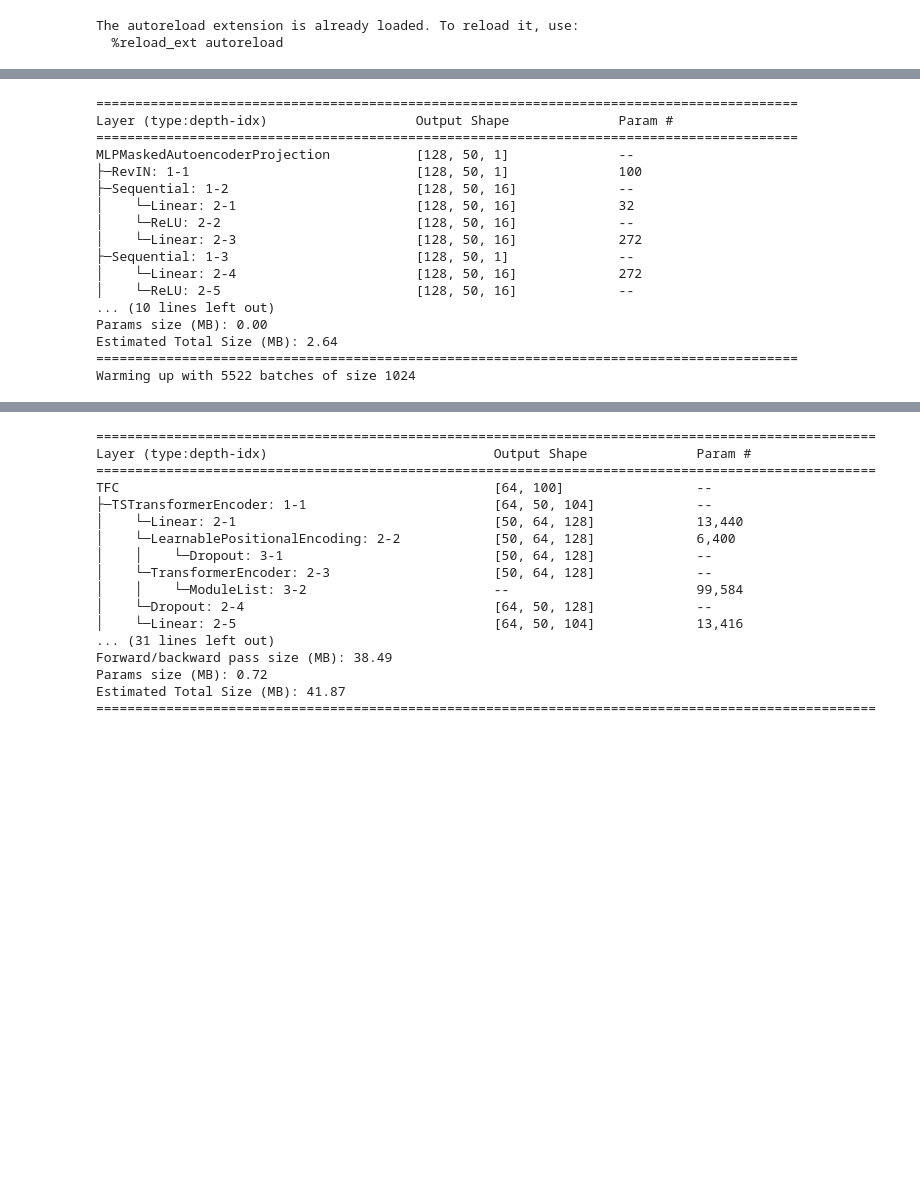
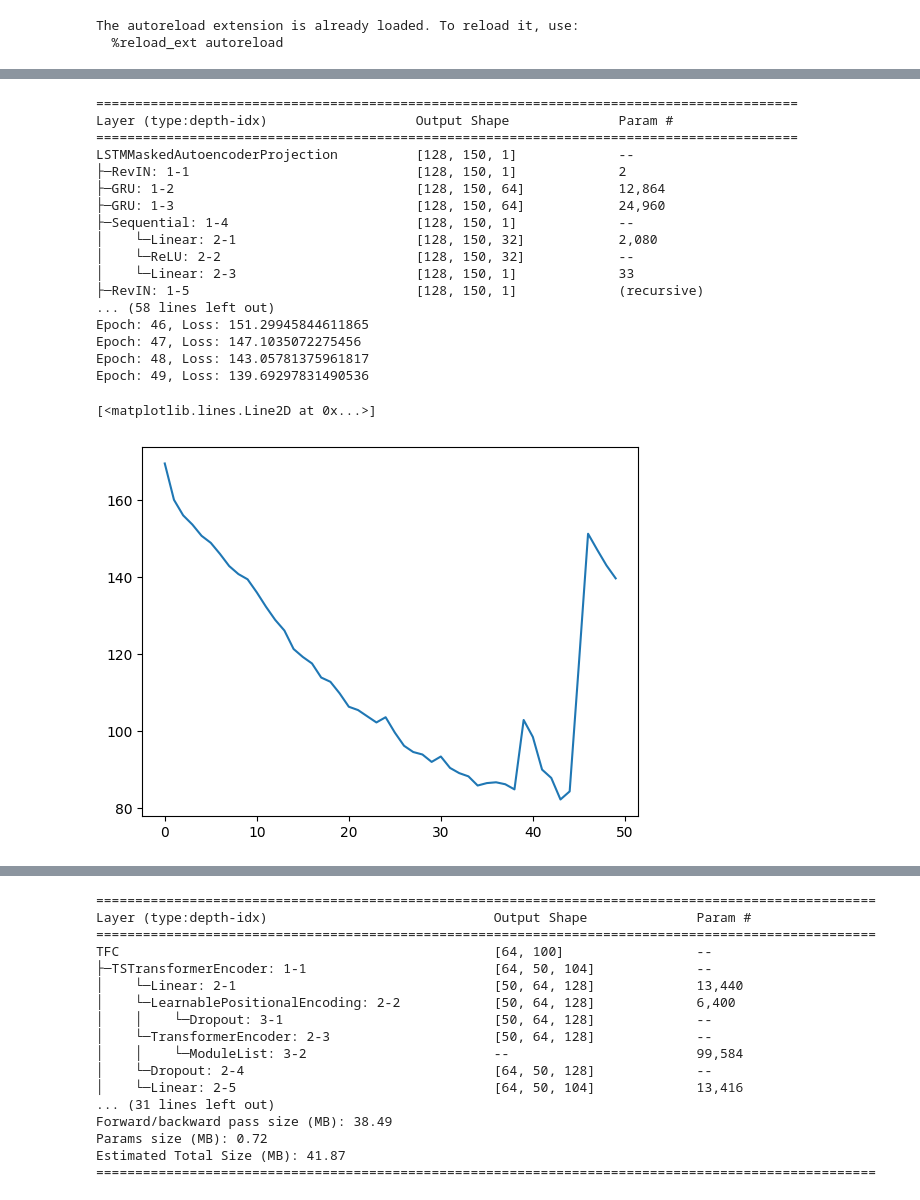
Before and after one commit to ajaye2/TS-FM, a Jupyter notebook: dev.ipynb, the cells around one changed output, grey strips where cells are left out. Drawn from its saved outputs; the diff is of its cells as text; code cells hidden in the pictures; blank space fills up the shorter version.

```diff
--- a/dev.ipynb
+++ b/dev.ipynb
@@ -53,7 +54,7 @@ temp_df_xmr         = rolling_mean_diff(temp_df_xmr_raw, [ 5, 25, 50, 100, 200,
 
 
 cols                = temp_df_btc.columns #['close', 'volume'] #
-max_seq_len         = 50
+max_seq_len         = 150
 
 btc_array           = create_3d_array(temp_df_btc[cols], temp_df_btc.index, max_seq_len)
 eth_array           = create_3d_array(temp_df_eth[cols], temp_df_eth.index, max_seq_len)
@@ -62,3 +63,5 @@ xmr_array           = create_3d_array(temp_df_xmr[cols], temp_df_xmr.index, max_
 # x_data_f = fft.fft(torch.from_numpy( temp_df_btc.values )).abs()
 # ( temp_df_btc_raw / temp_df_btc_raw.rolling(1000).max() )['volume'].plot()
 # standardize(temp_df_btc, 500, type='standard')['close'].plot()
+# %%
+univariate_array     = create_3d_array(temp_df_eth_raw[['close']], temp_df_eth_raw.index, max_seq_len)
@@ -65,3 +91,5 @@ xmr_array           = create_3d_array(temp_df_xmr[cols], temp_df_xmr.index, max_
+# %%
+uni_data, uni_labels = generate_univariate_data_labels(univariate_array)
 # %%
 # Prepare your data as a dictionary
 data_dict = {
@@ -137,33 +164,48 @@ dataset_btc inputs shape:  torch.Size([64, 50, 104]) targets shape:  torch.Size(
 # %%
 # Init parameters
-input_dims  =  (50, 1)#btc_array.shape[1:]
-hidden_dims = 16
-output_dims = 16
+input_dims  = uni_data.shape[1:] #(, 1)#btc_array.shape[1:]
+hidden_dims = 64
+output_dims = 64
+use_revin   = True
 
 # Create an instance of the model
-# masked_ae = LSTMMaskedAutoencoderProjection(input_dims, hidden_dims, output_dims, device='cpu', use_revin=True, lose_type='masked_mse')
-masked_ae =  MLPMaskedAutoencoderProjection(input_dims, hidden_dims, output_dims, device='cpu', use_revin=True, lose_type='masked_mse')
+masked_ae = LSTMMaskedAutoencoderProjection(input_dims[1], hidden_dims, output_dims, device='cpu', use_revin=use_revin, loss_type='mae', use_gru=False)
+# masked_ae =  MLPMaskedAutoencoderProjection(input_dims[1], hidden_dims, output_dims, device='cpu', use_revin=use_revin, lose_type='mae')
+# masked_ae  = TransformerEncoderProjectionLayer(input_dims[1], hidden_dims, output_dims, device='cpu', n_heads=1,
+#                     num_layers=1, max_len=max_seq_len, use_revin=use_revin, loss_type='mae', pos_encoding='learnable', dropout=0)
+
+
 
 # Print the model summary
-print( summary(masked_ae, (128,) + (50,1)) )
+input_shape     = (128,) + input_dims
+padding_shape = (128, max_seq_len)
+print( summary(masked_ae, (input_shape, padding_shape), dtypes=[torch.float32, torch.bool, ]))
+# print( summary(masked_ae, (input_shape, ), dtypes=[torch.float32, ]))
+
+# summary(tfc, ((64, 50, 104), (64, 50, 104), (64, 50)), dtypes=[torch.float32, torch.float32, torch.bool])
 
 # Train the model
-masked_ae.warmup(dataset=datasets['univariate'], max_len=max_seq_len, n_epochs=10, batch_size=1024, learning_rate=1e-3, log=True, data_set_type=type( datasets['univariate'] ), collate_fn='unsuperv')
+losses = masked_ae.warmup(dataset=datasets['univariate'], max_len=max_seq_len, n_epochs=50, batch_size=128, learning_rate=1e-2, log=True, data_set_type=type( datasets['univariate'] ), collate_fn='unsuperv')
 # %% [output]
 ==========================================================================================
 Layer (type:depth-idx)                   Output Shape              Param #
 ==========================================================================================
-MLPMaskedAutoencoderProjection           [128, 50, 1]              --
-├─RevIN: 1-1                             [128, 50, 1]              100
-├─Sequential: 1-2                        [128, 50, 16]             --
-│    └─Linear: 2-1                       [128, 50, 16]             32
-│    └─ReLU: 2-2                         [128, 50, 16]             --
-│    └─Linear: 2-3                       [128, 50, 16]             272
-├─Sequential: 1-3                        [128, 50, 1]              --
-│    └─Linear: 2-4                       [128, 50, 16]             272
-│    └─ReLU: 2-5                         [128, 50, 16]             --
-... (10 lines left out)
-Params size (MB): 0.00
-Estimated Total Size (MB): 2.64
-==========================================================================================
-Warming up with 5522 batches of size 1024
+LSTMMaskedAutoencoderProjection          [128, 150, 1]             --
+├─RevIN: 1-1                             [128, 150, 1]             2
+├─GRU: 1-2                               [128, 150, 64]            12,864
+├─GRU: 1-3                               [128, 150, 64]            24,960
+├─Sequential: 1-4                        [128, 150, 1]             --
+│    └─Linear: 2-1                       [128, 150, 32]            2,080
+│    └─ReLU: 2-2                         [128, 150, 32]            --
+│    └─Linear: 2-3                       [128, 150, 1]             33
+├─RevIN: 1-5                             [128, 150, 1]             (recursive)
+... (58 lines left out)
+Epoch: 46, Loss: 151.29945844611865
+Epoch: 47, Loss: 147.1035072275456
+Epoch: 48, Loss: 143.05781375961817
+Epoch: 49, Loss: 139.69297831490536
+# %%
+plt.plot(losses)
+# %% [output]
+[<matplotlib.lines.Line2D at 0x...>]
+[figure, added]
```
Also changed, not shown: parts of 8 cells of this notebook, 3 other files.
